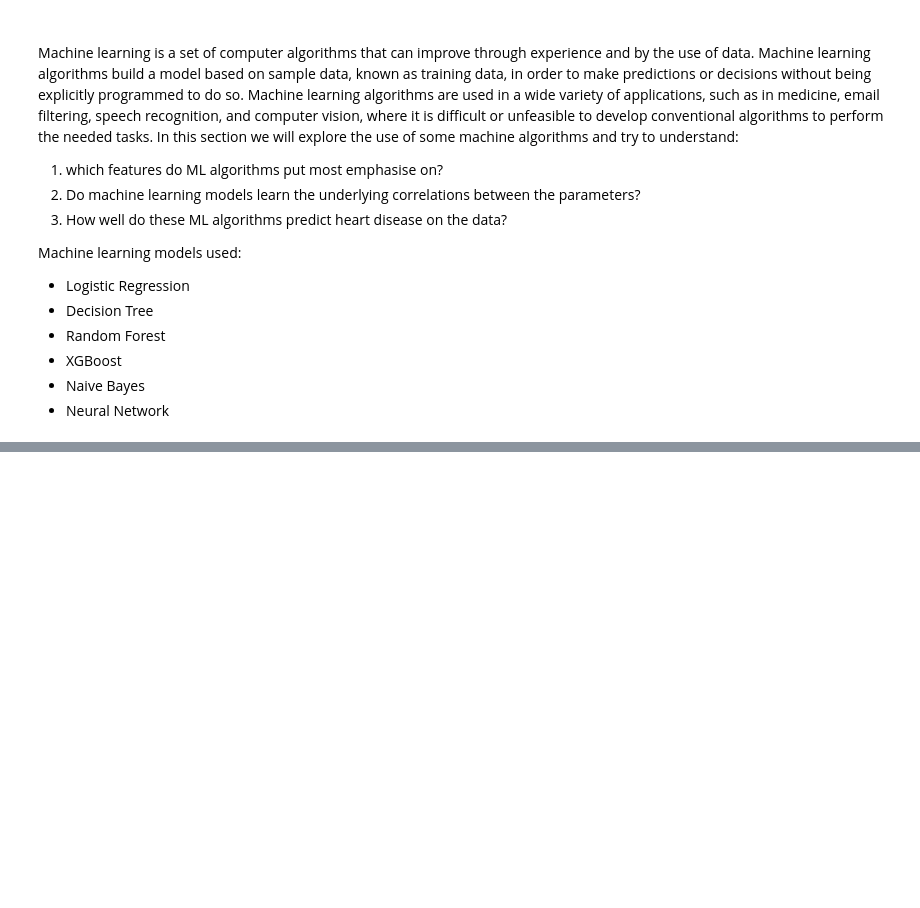
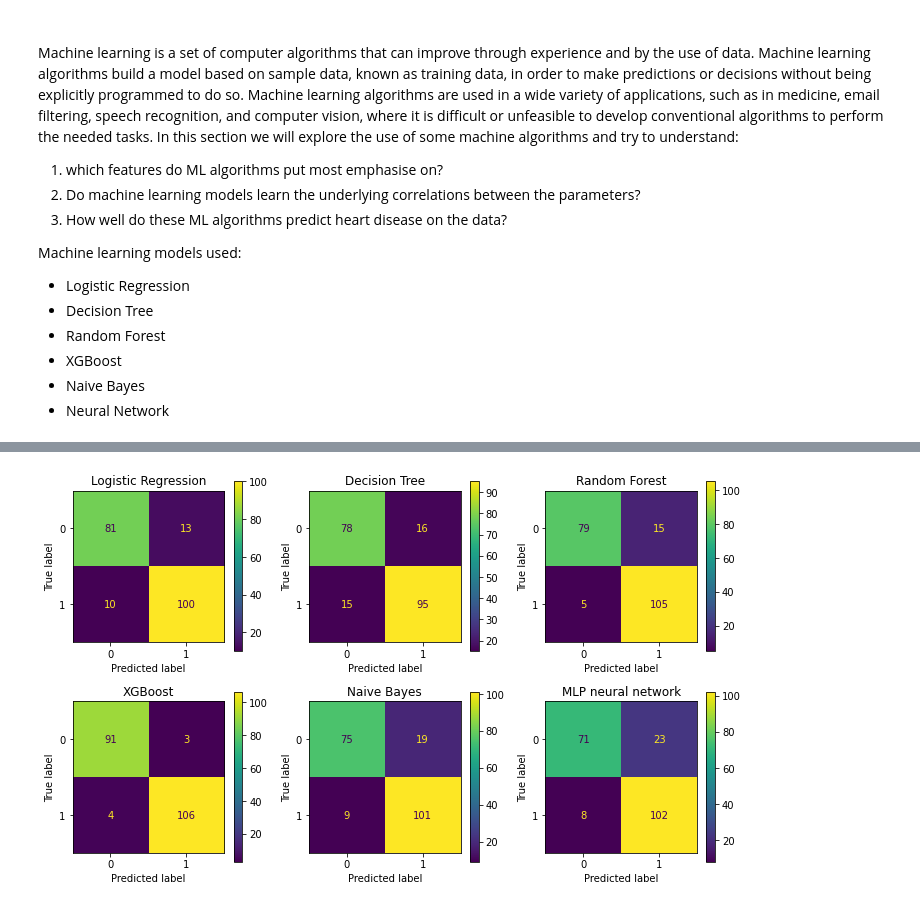
Before and after one commit to ofek181/A-Heart-Disease-Study, a Jupyter notebook: heart_disease_study.ipynb, the cells around one changed output, grey strips where cells are left out. Saved outputs shown, nothing was run; the diff lists cells and outputs as text; code cells hidden in the pictures; blank space fills up the shorter version.

```diff
--- a/heart_disease_study.ipynb
+++ b/heart_disease_study.ipynb
@@ -351,0 +373,27 @@ Machine learning models used:
+# %%
+classifiers = [
+    LogisticRegression(penalty='l2', C=0.28, solver="liblinear", random_state=seed),
+    DecisionTreeClassifier(criterion='gini', max_depth=3, random_state=seed),
+    RandomForestClassifier(n_estimators=50, max_depth=3, random_state=seed),
+    XGBClassifier(n_estimators=20, max_depth=3, objective='binary:logistic', random_state=seed),
+    GaussianNB(),
+    MLPClassifier(learning_rate='adaptive', random_state=seed)
+]
+clfs_id = ['Logistic Regression', 'Decision Tree', 'Random Forest', 'XGBoost', 'Naive Bayes', 'MLP neural network']
+# %%
+# train and test all the classifiers
+header = ["Classifier", "Accuracy", "Precision", "Recall", "F1 score", "AUC-ROC"]
+metric = pd.DataFrame(columns=header)
+for idx, clf in enumerate(classifiers):
+    clf.fit(x_train, y_train)
+    pred = clf.predict(x_val)
+    probabilities = clf.predict_proba(x_val)[:, 1]
+    accuracy = accuracy_score(y_val, pred)
+    fpr, tpr, _ = roc_curve(y_val, probabilities)
+    cm = confusion_matrix(y_val, pred)
+    precision = cm[1,1]/(cm[1,1] +cm[0,1])
+    recall = cm[1,1]/(cm[1,1] +cm[1,0])
+    f1 = 2*recall*precision/(recall + precision)
+    auc_roc = auc(fpr, tpr)
+    df = pd.DataFrame([[clfs_id[idx], accuracy*100, precision, recall, f1, auc_roc]], columns=header)
+    metric = metric.append(df)
@@ -351,0 +411,12 @@ Machine learning models used:
+# %%
+# plot confusion matrix
+fig, axs = plt.subplots(nrows=2, ncols=3, figsize=(10, 6))
+axs = axs.ravel()
+for idx, clf in enumerate(classifiers):
+    plot_confusion_matrix(clf, x_val, y_val, ax=axs[idx])
+    axs[idx].title.set_text(clfs_id[idx])
+
+plt.tight_layout()
+plt.show()
+# %% [output]
+[figure, added]
```
Also changed, not shown: parts of 14 cells of this notebook.
